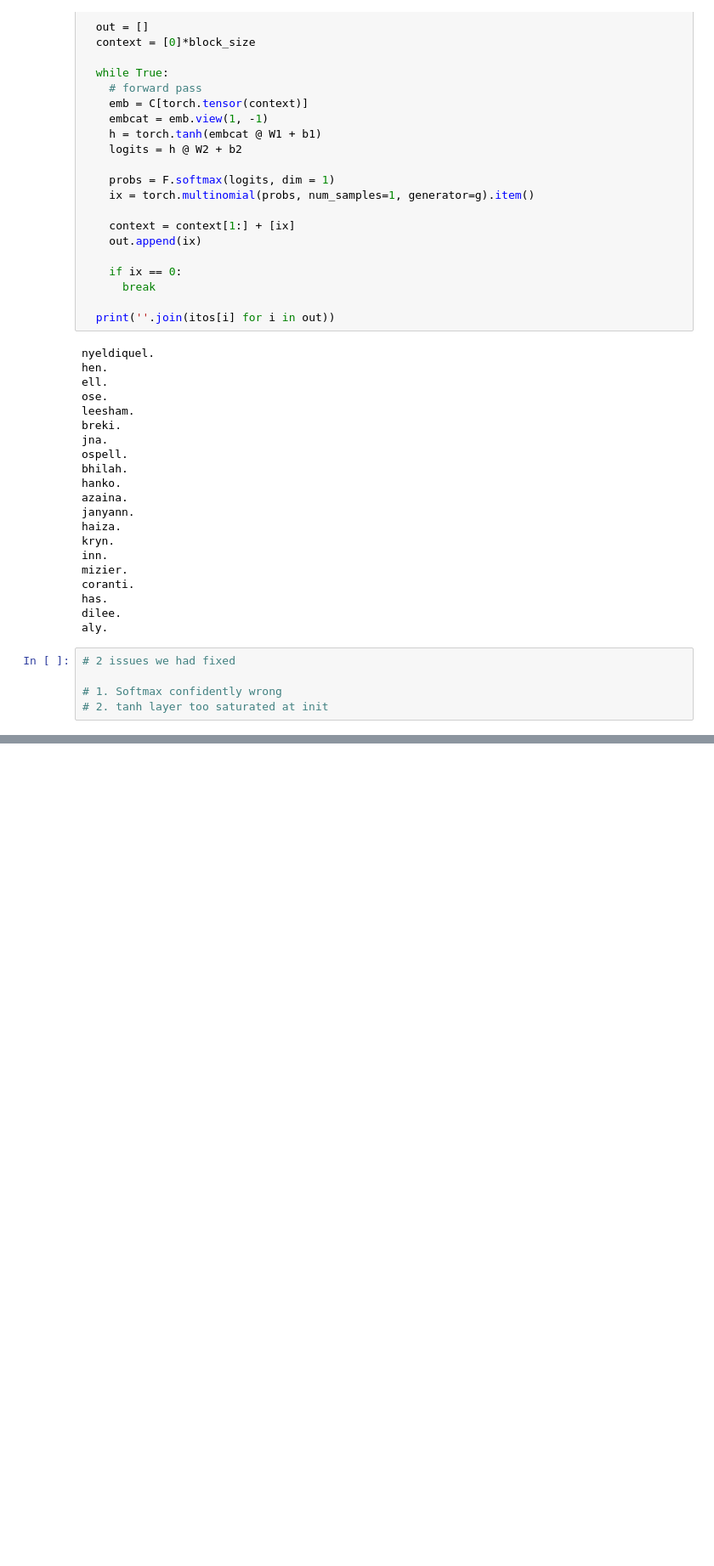
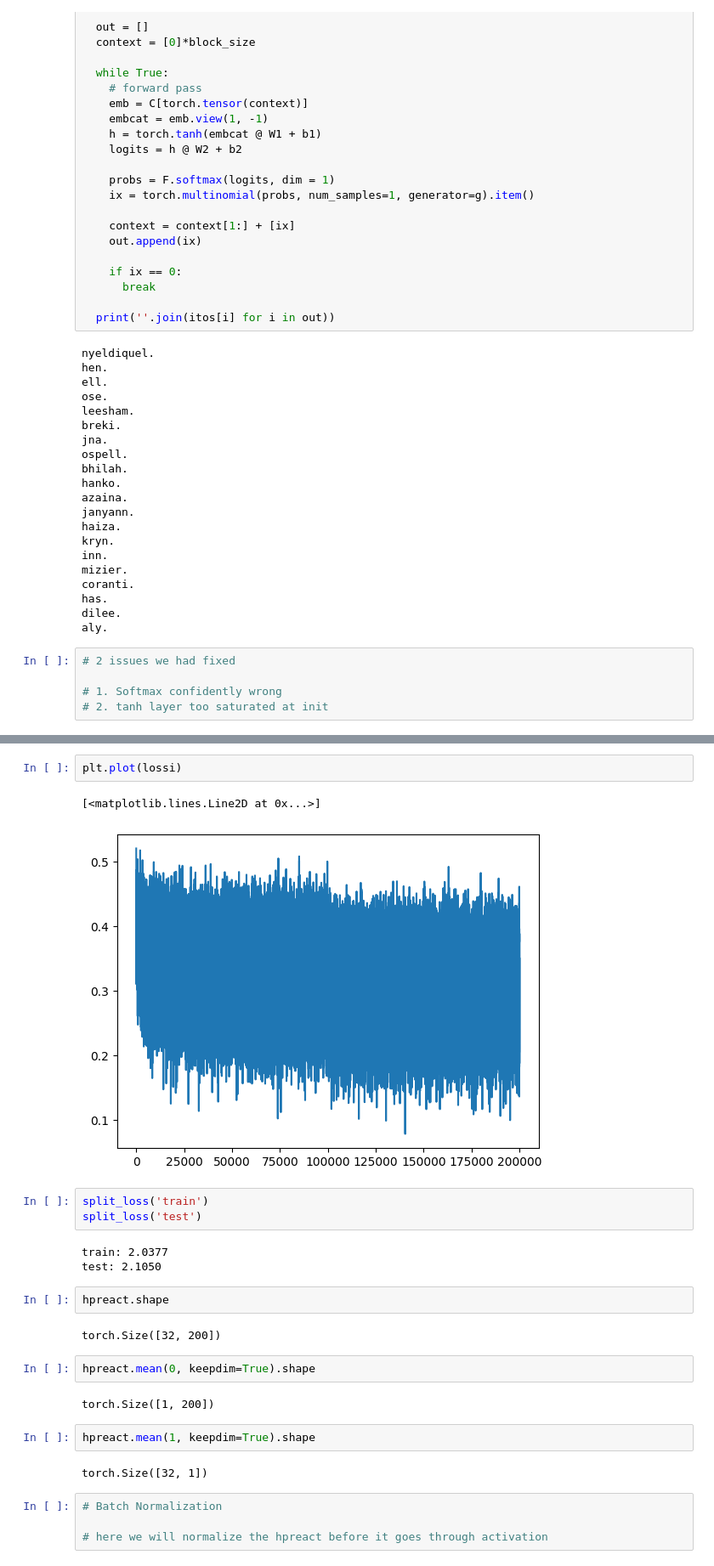
Before and after one commit to yash-meshram/neural-network, a Jupyter notebook: build_makemore_mlp2_yay.ipynb, the cells around one changed output, grey strips where cells are left out. Shown at 85% size. Cells and saved outputs as stored; diff of their text form; blank space fills up the shorter version.

Commit message:
Batch Normalization

```diff
--- a/build_makemore_mlp2_yay.ipynb
+++ b/build_makemore_mlp2_yay.ipynb
@@ -901,0 +1104,27 @@ aly.
+# %%
+plt.plot(lossi)
+# %% [output]
+[<matplotlib.lines.Line2D at 0x...>]
+[figure, added]
+# %%
+split_loss('train')
+split_loss('test')
+# %% [output]
+train: 2.0377
+test: 2.1050
+# %%
+hpreact.shape
+# %% [output]
+torch.Size([32, 200])
+# %%
+hpreact.mean(0, keepdim=True).shape
+# %% [output]
+torch.Size([1, 200])
+# %%
+hpreact.mean(1, keepdim=True).shape
+# %% [output]
+torch.Size([32, 1])
+# %%
+# Batch Normalization
+
+# here we will normalize the hpreact before it goes through activation
```
Also changed, not shown: parts of 27 cells of this notebook.
